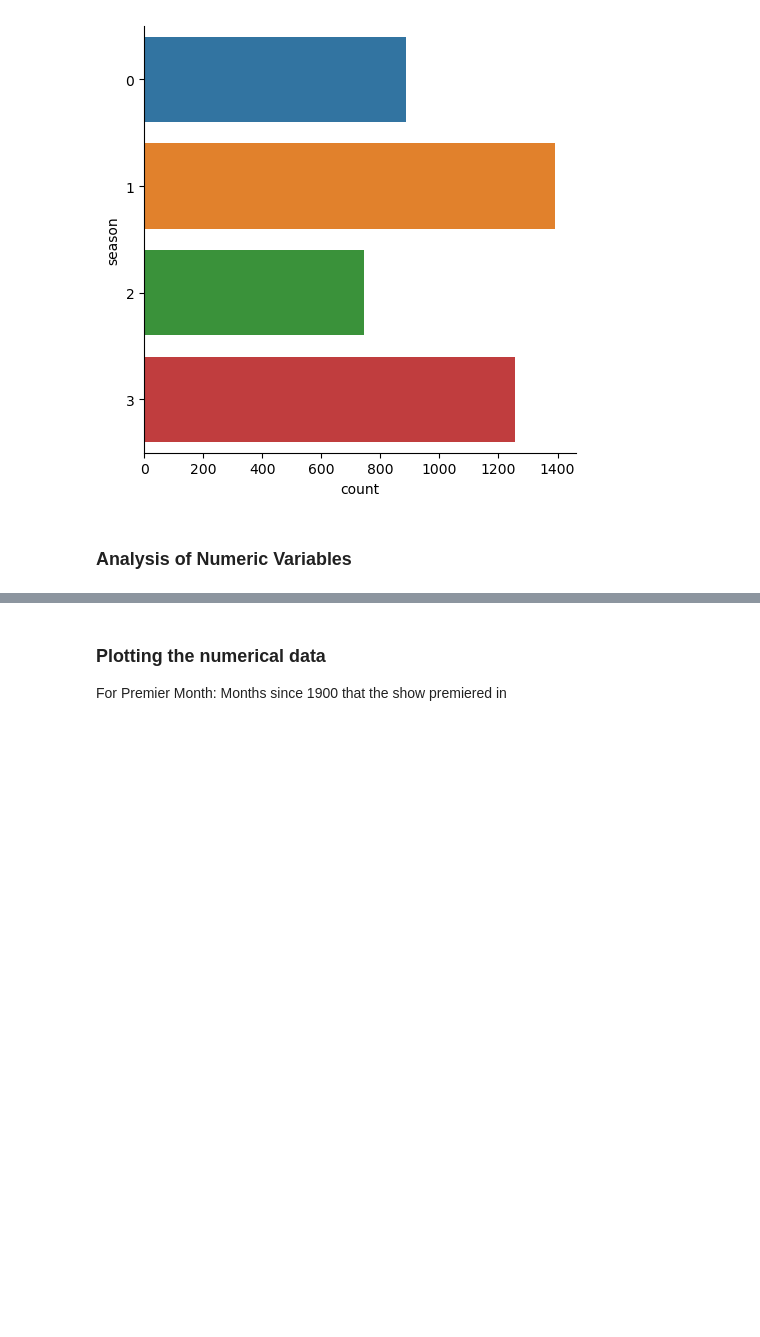
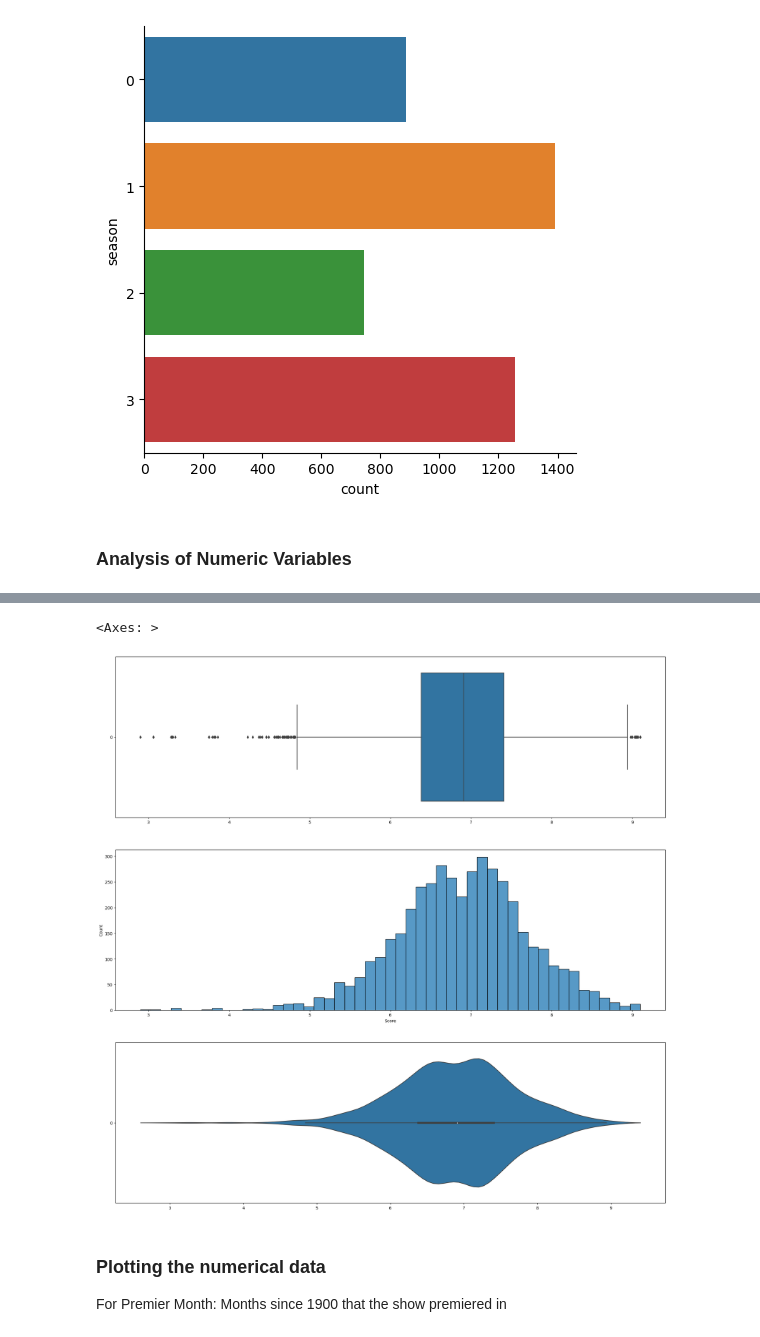
Before and after one commit to Eyewhy/SC1015_Project, a Jupyter notebook: EDA.ipynb, the cells around one changed output, grey strips where cells are left out. Drawn from its saved outputs; the diff is of its cells as text; code cells hidden in the pictures; blank space fills up the shorter version.

```diff
--- a/EDA.ipynb
+++ b/EDA.ipynb
@@ -203,3 +249,11 @@ for var in othernumericaldata:
+# %%
+f, axes = plt.subplots(3,figsize=(24, 24))
+sb.boxplot(data = df["Score"], orient = "h", ax = axes[0])
+sb.histplot(data = df["Score"],ax = axes[1])
+sb.violinplot(data = df["Score"], orient = "h", ax = axes[2])
+# %% [output]
+<Axes: >
+[figure, added]
 # %% [markdown]
 ### Plotting the numerical data
 
```
Also changed, not shown: parts of 17 cells of this notebook.
